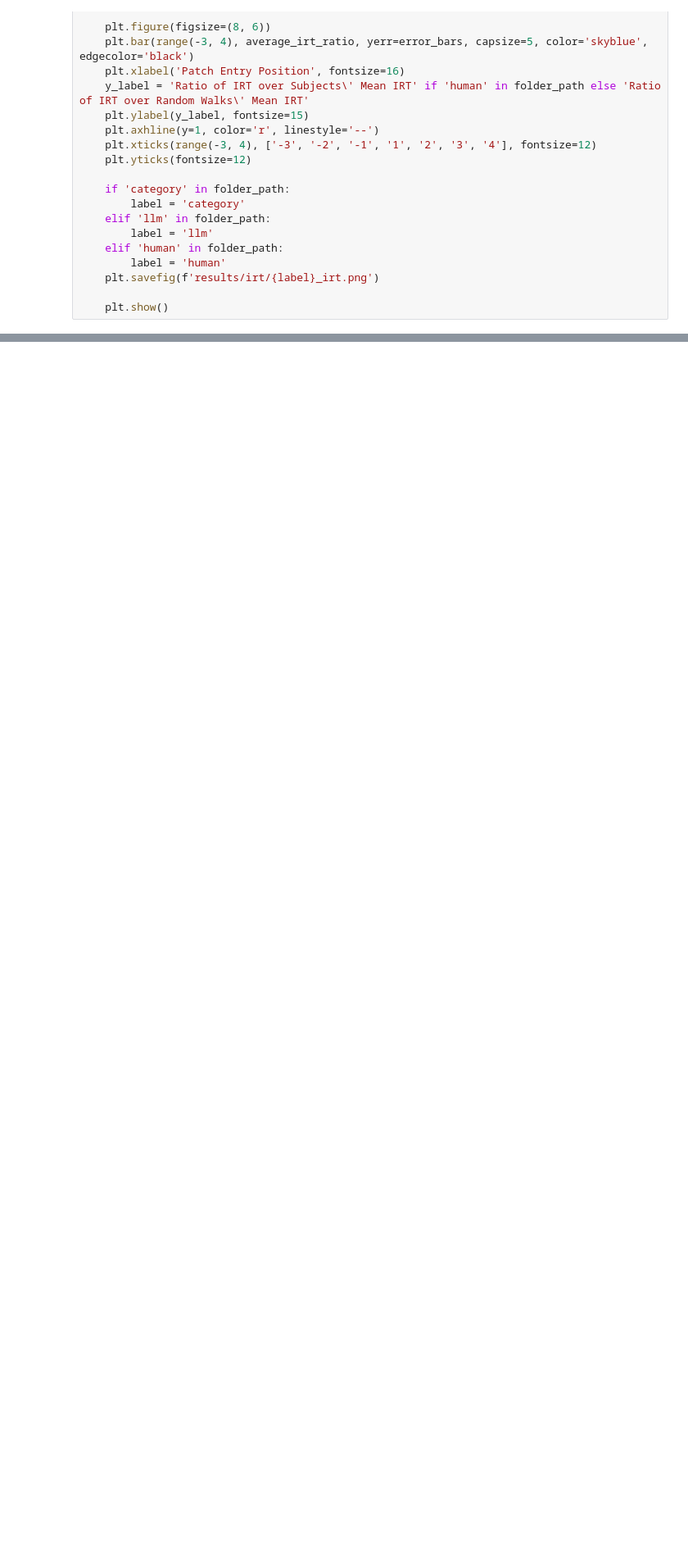
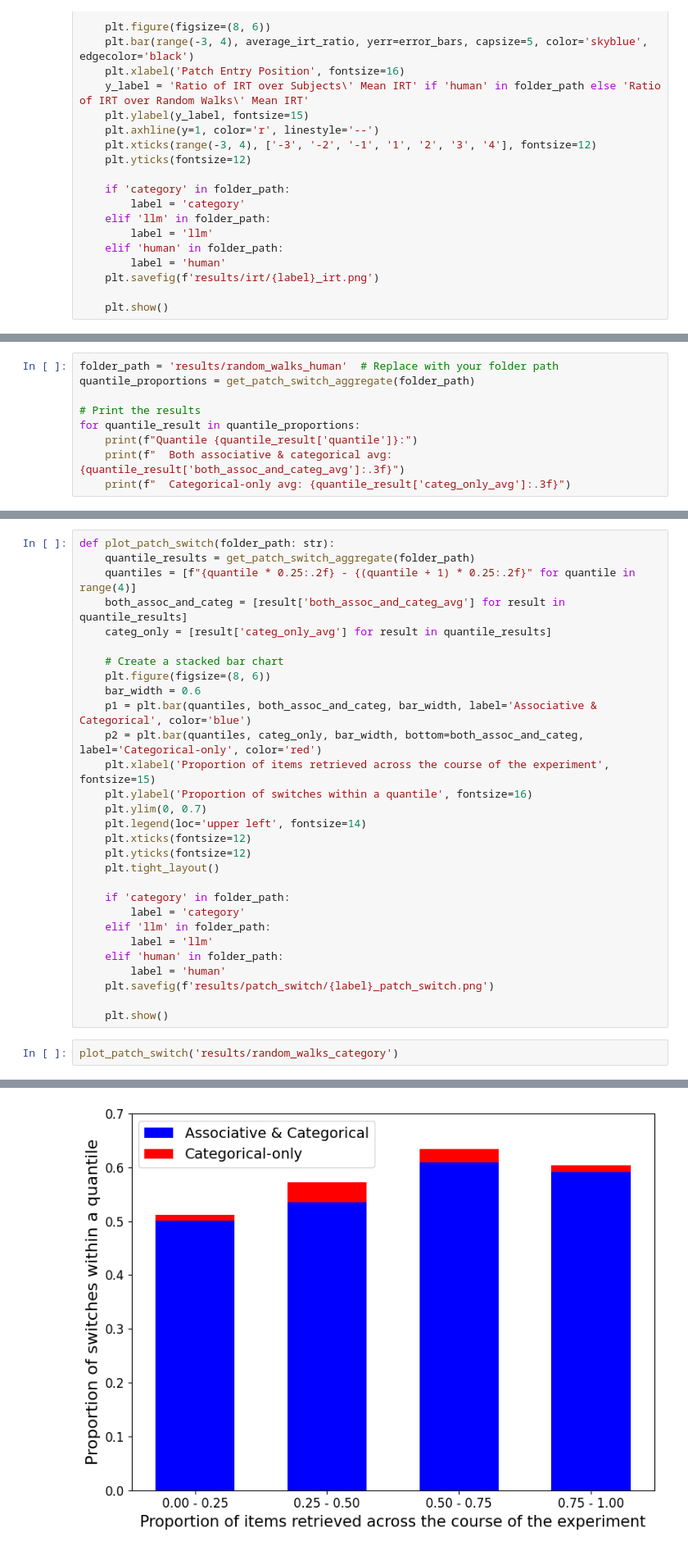
Before and after one commit to sun-wendy/semantic-search, a Jupyter notebook: irt_analysis.ipynb, the cells around one changed output, grey strips where cells are left out. Shown: that part at 82% size. Saved outputs shown, nothing was run; the diff lists cells and outputs as text; blank space fills up the shorter version.

Commit message:
Add patch switch plots

```diff
--- a/irt_analysis.ipynb
+++ b/irt_analysis.ipynb
@@ -205,0 +277,9 @@ plot_irt('results/random_walks_human')
+# %%
+folder_path = 'results/random_walks_human'  # Replace with your folder path
+quantile_proportions = get_patch_switch_aggregate(folder_path)
+
+# Print the results
+for quantile_result in quantile_proportions:
+    print(f"Quantile {quantile_result['quantile']}:")
+    print(f"  Both associative & categorical avg: {quantile_result['both_assoc_and_categ_avg']:.3f}")
+    print(f"  Categorical-only avg: {quantile_result['categ_only_avg']:.3f}")
@@ -205,0 +299,32 @@ plot_irt('results/random_walks_human')
+# %%
+def plot_patch_switch(folder_path: str):
+    quantile_results = get_patch_switch_aggregate(folder_path)
+    quantiles = [f"{quantile * 0.25:.2f} - {(quantile + 1) * 0.25:.2f}" for quantile in range(4)]
+    both_assoc_and_categ = [result['both_assoc_and_categ_avg'] for result in quantile_results]
+    categ_only = [result['categ_only_avg'] for result in quantile_results]
+
+    # Create a stacked bar chart
+    plt.figure(figsize=(8, 6))
+    bar_width = 0.6
+    p1 = plt.bar(quantiles, both_assoc_and_categ, bar_width, label='Associative & Categorical', color='blue')
+    p2 = plt.bar(quantiles, categ_only, bar_width, bottom=both_assoc_and_categ, label='Categorical-only', color='red')
+    plt.xlabel('Proportion of items retrieved across the course of the experiment', fontsize=15)
+    plt.ylabel('Proportion of switches within a quantile', fontsize=16)
+    plt.ylim(0, 0.7)
+    plt.legend(loc='upper left', fontsize=14)
+    plt.xticks(fontsize=12)
+    plt.yticks(fontsize=12)
+    plt.tight_layout()
+
+    if 'category' in folder_path:
+        label = 'category'
+    elif 'llm' in folder_path:
+        label = 'llm'
+    elif 'human' in folder_path:
+        label = 'human'
+    plt.savefig(f'results/patch_switch/{label}_patch_switch.png')
+
+    plt.show()
+# %%
+plot_patch_switch('results/random_walks_category')
+# %% [output]
@@ -205,0 +348 @@ plot_irt('results/random_walks_human')
+[figure, added]
```
Also changed, not shown: parts of 8 cells of this notebook, 3 other files.
